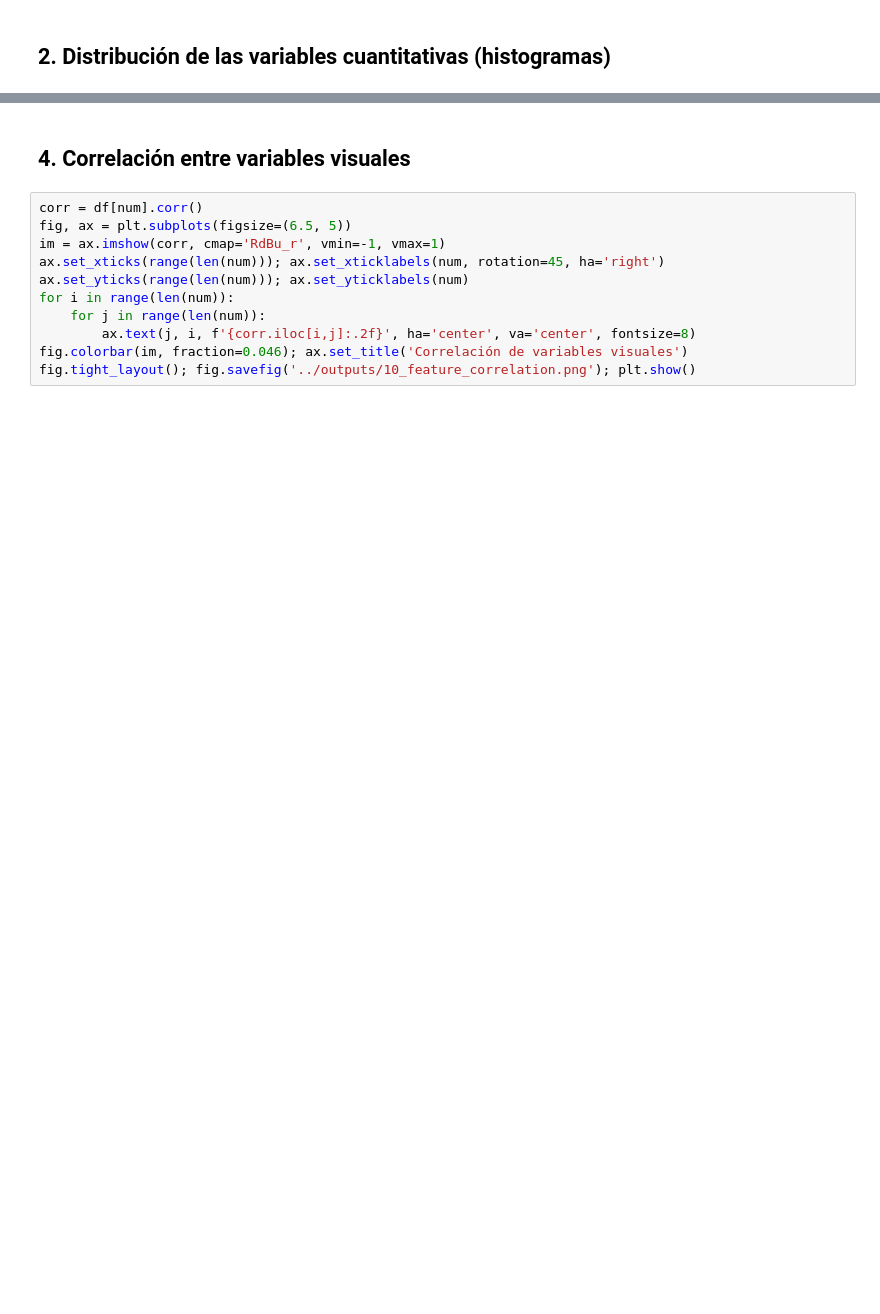
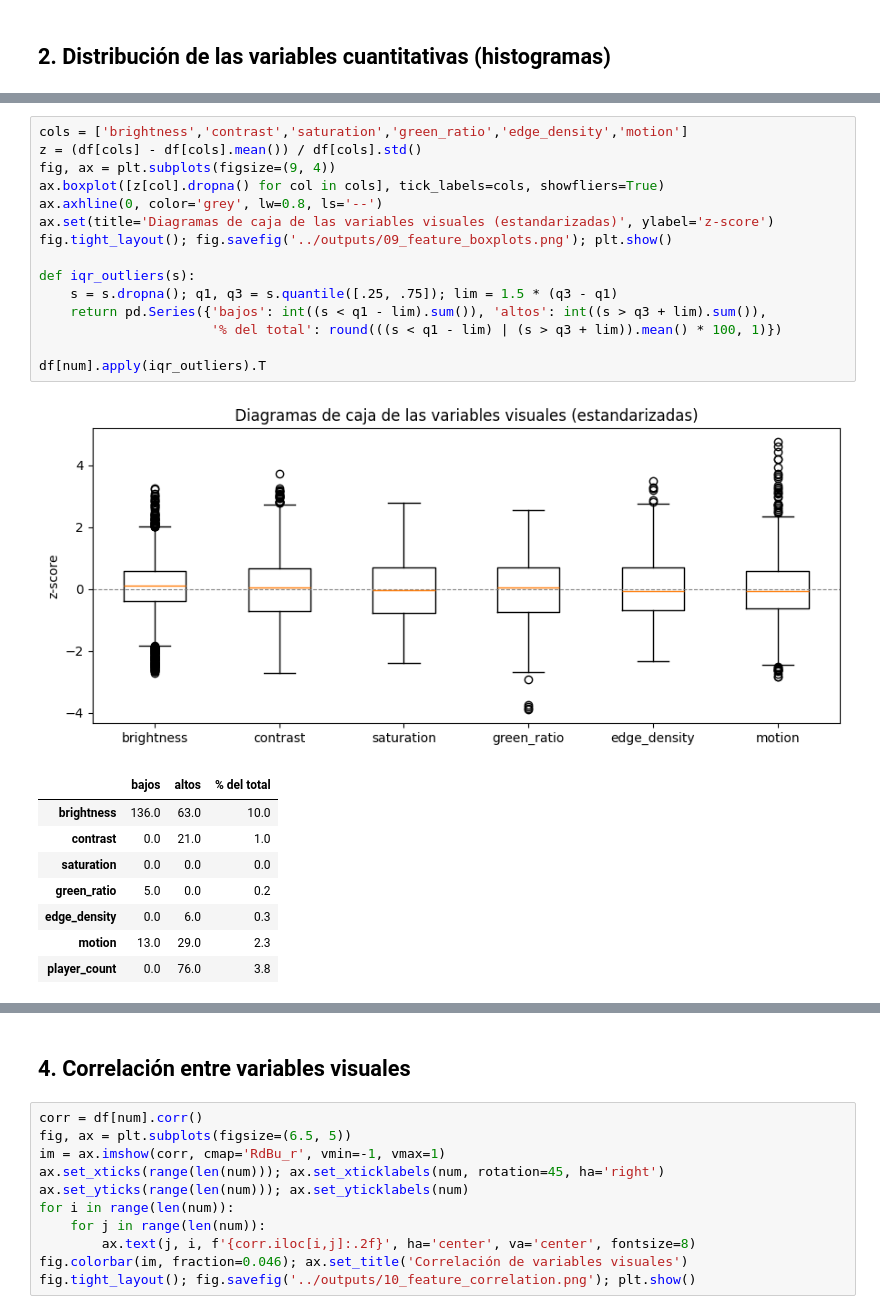
Before and after one commit to nicoCT04/Proyecto2-DataScience, a Jupyter notebook: notebooks/02_eda_visual_frames.ipynb, the cells around one changed output, grey strips where cells are left out. Cells and saved outputs as stored; diff of their text form; blank space fills up the shorter version.

```diff
--- a/notebooks/02_eda_visual_frames.ipynb
+++ b/notebooks/02_eda_visual_frames.ipynb
@@ -80,2 +96,27 @@ fig.tight_layout(); fig.savefig('../outputs/09_feature_boxplots.png'); plt.show(
+# %%
+cols = ['brightness','contrast','saturation','green_ratio','edge_density','motion']
+z = (df[cols] - df[cols].mean()) / df[cols].std()
+fig, ax = plt.subplots(figsize=(9, 4))
+ax.boxplot([z[col].dropna() for col in cols], tick_labels=cols, showfliers=True)
+ax.axhline(0, color='grey', lw=0.8, ls='--')
+ax.set(title='Diagramas de caja de las variables visuales (estandarizadas)', ylabel='z-score')
+fig.tight_layout(); fig.savefig('../outputs/09_feature_boxplots.png'); plt.show()
+
+def iqr_outliers(s):
+    s = s.dropna(); q1, q3 = s.quantile([.25, .75]); lim = 1.5 * (q3 - q1)
+    return pd.Series({'bajos': int((s < q1 - lim).sum()), 'altos': int((s > q3 + lim).sum()),
+                      '% del total': round(((s < q1 - lim) | (s > q3 + lim)).mean() * 100, 1)})
+
+df[num].apply(iqr_outliers).T
+# %% [output]
+[figure, added]
+|  | bajos | altos | % del total |
+| brightness | 136.0 | 63.0 | 10.0 |
+| contrast | 0.0 | 21.0 | 1.0 |
+| saturation | 0.0 | 0.0 | 0.0 |
+| green_ratio | 5.0 | 0.0 | 0.2 |
+| edge_density | 0.0 | 6.0 | 0.3 |
+| motion | 13.0 | 29.0 | 2.3 |
+| player_count | 0.0 | 76.0 | 3.8 |
 # %%
 # Frames atípicos por baja cobertura de cancha (posibles repeticiones / primeros planos)
```
Also changed, not shown: parts of 22 cells of this notebook, 5 other files.
